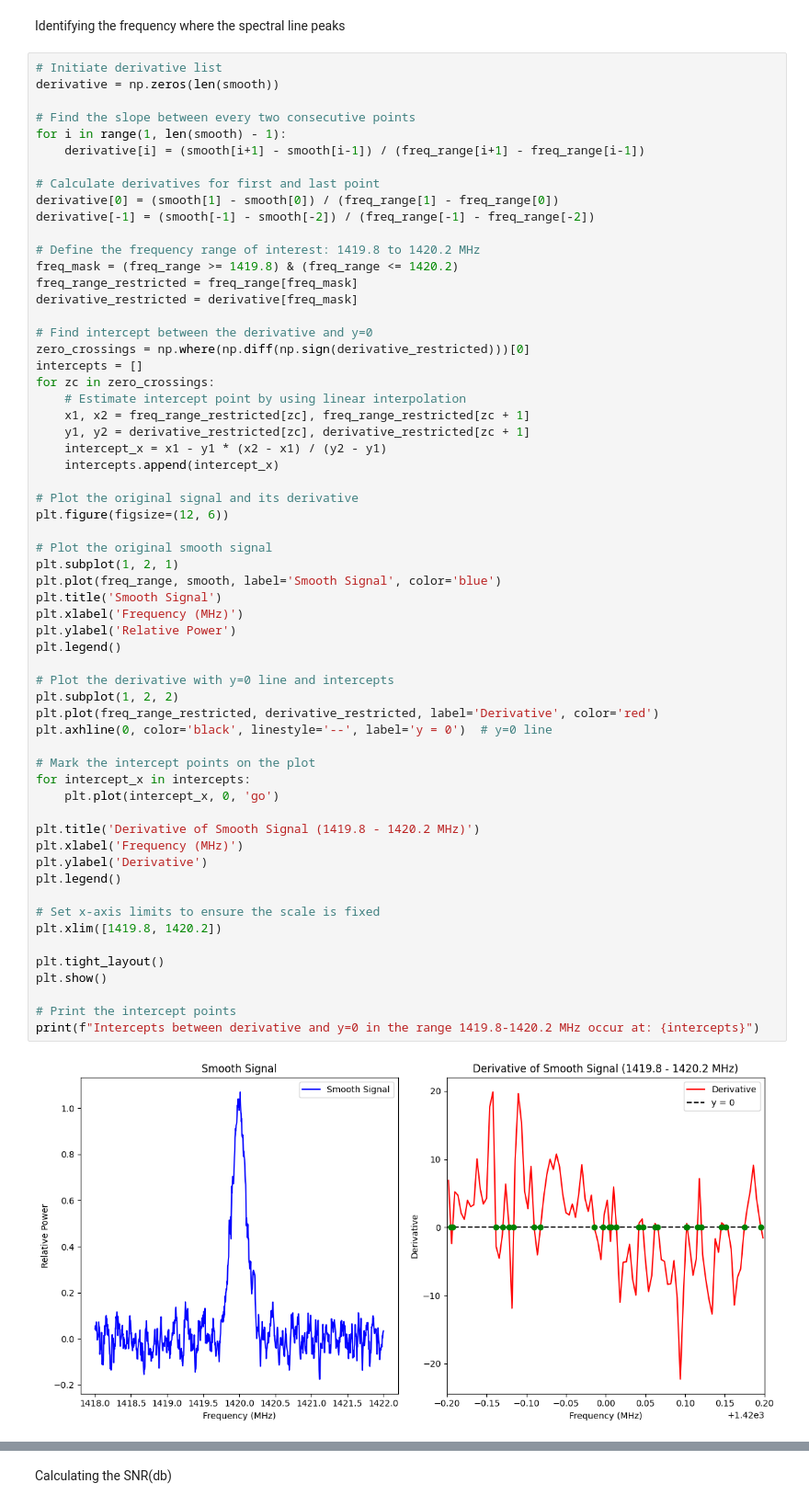
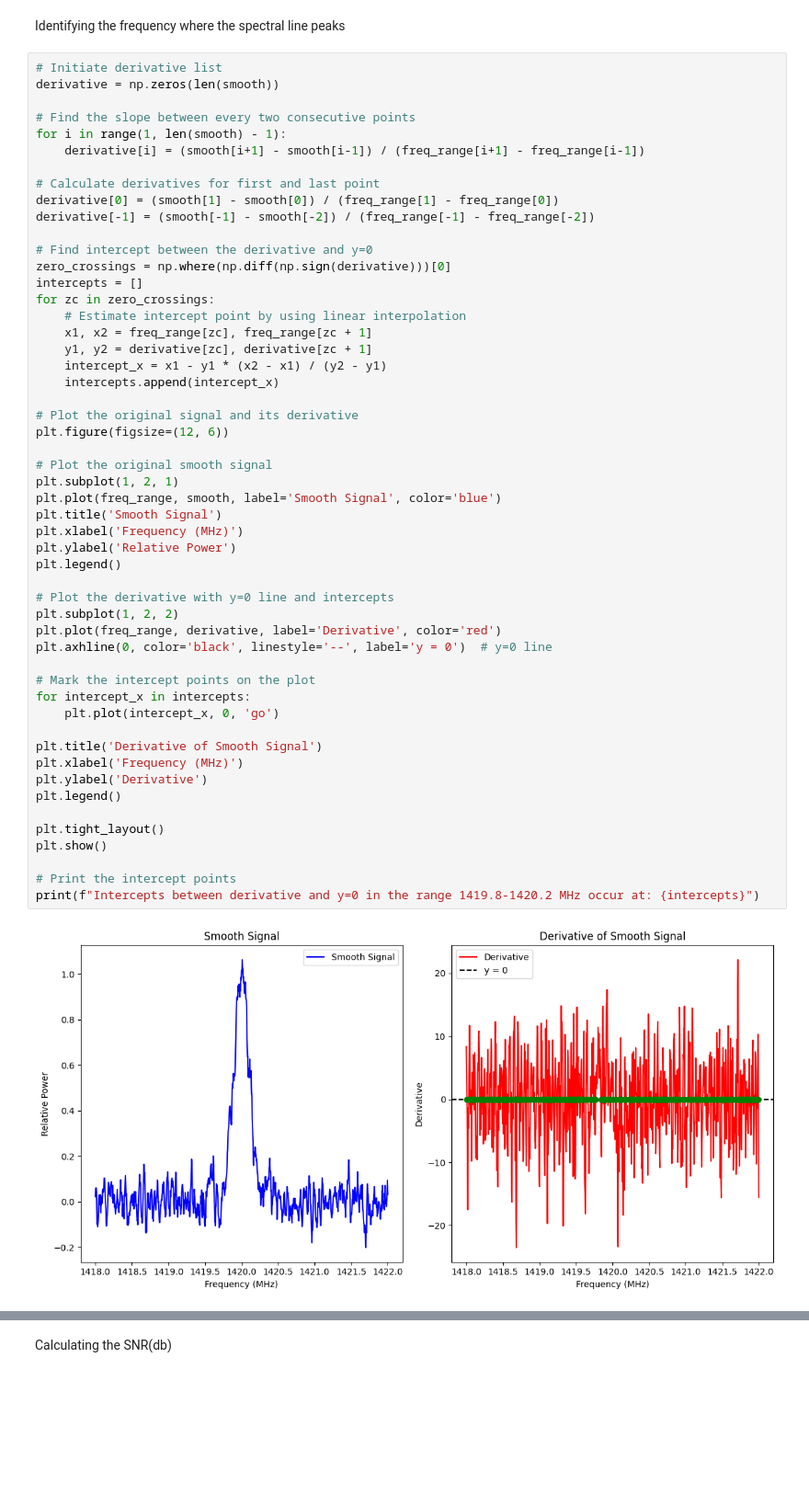
Before and after one commit to PanagiotisPetrid/ASTRO-BEAM-PanagiotisPetridis, a Jupyter notebook: ASTRO_BEAM_recruitment.ipynb, the cells around one changed output, grey strips where cells are left out. Shown at 92% size. Drawn from its saved outputs; the diff is of its cells as text; blank space fills up the shorter version.

Commit message:
Minor fixes. To do: fix derivative in spectral line peak calculation

```diff
--- a/ASTRO_BEAM_recruitment.ipynb
+++ b/ASTRO_BEAM_recruitment.ipynb
@@ -258,53 +252,45 @@ for i in range(1, len(smooth) - 1):
 derivative[0] = (smooth[1] - smooth[0]) / (freq_range[1] - freq_range[0])
 derivative[-1] = (smooth[-1] - smooth[-2]) / (freq_range[-1] - freq_range[-2])
 
-# Define the frequency range of interest: 1419.8 to 1420.2 MHz
-freq_mask = (freq_range >= 1419.8) & (freq_range <= 1420.2)
-freq_range_restricted = freq_range[freq_mask]
-derivative_restricted = derivative[freq_mask]
-
 # Find intercept between the derivative and y=0
-zero_crossings = np.where(np.diff(np.sign(derivative_restricted)))[0]
+zero_crossings = np.where(np.diff(np.sign(derivative)))[0]
 intercepts = []
 for zc in zero_crossings:
     # Estimate intercept point by using linear interpolation
-    x1, x2 = freq_range_restricted[zc], freq_range_restricted[zc + 1]
-    y1, y2 = derivative_restricted[zc], derivative_restricted[zc + 1]
+    x1, x2 = freq_range[zc], freq_range[zc + 1]
+    y1, y2 = derivative[zc], derivative[zc + 1]
     intercept_x = x1 - y1 * (x2 - x1) / (y2 - y1)
     intercepts.append(intercept_x)
 
 # Plot the original signal and its derivative
 plt.figure(figsize=(12, 6))
 
 # Plot the original smooth signal
 plt.subplot(1, 2, 1)
 plt.plot(freq_range, smooth, label='Smooth Signal', color='blue')
 plt.title('Smooth Signal')
 plt.xlabel('Frequency (MHz)')
 plt.ylabel('Relative Power')
 plt.legend()
 
 # Plot the derivative with y=0 line and intercepts
 plt.subplot(1, 2, 2)
-plt.plot(freq_range_restricted, derivative_restricted, label='Derivative', color='red')
+plt.plot(freq_range, derivative, label='Derivative', color='red')
 plt.axhline(0, color='black', linestyle='--', label='y = 0')  # y=0 line
 
 # Mark the intercept points on the plot
 for intercept_x in intercepts:
     plt.plot(intercept_x, 0, 'go')
 
-plt.title('Derivative of Smooth Signal (1419.8 - 1420.2 MHz)')
+plt.title('Derivative of Smooth Signal')
 plt.xlabel('Frequency (MHz)')
 plt.ylabel('Derivative')
 plt.legend()
-
-# Set x-axis limits to ensure the scale is fixed
-plt.xlim([1419.8, 1420.2])
 
 plt.tight_layout()
 plt.show()
 
 # Print the intercept points
 print(f"Intercepts between derivative and y=0 in the range 1419.8-1420.2 MHz occur at: {intercepts}")
 # %% [output]
-[figure, old version]
+[figure, new version]
```
Also changed, not shown: parts of 7 cells of this notebook.
